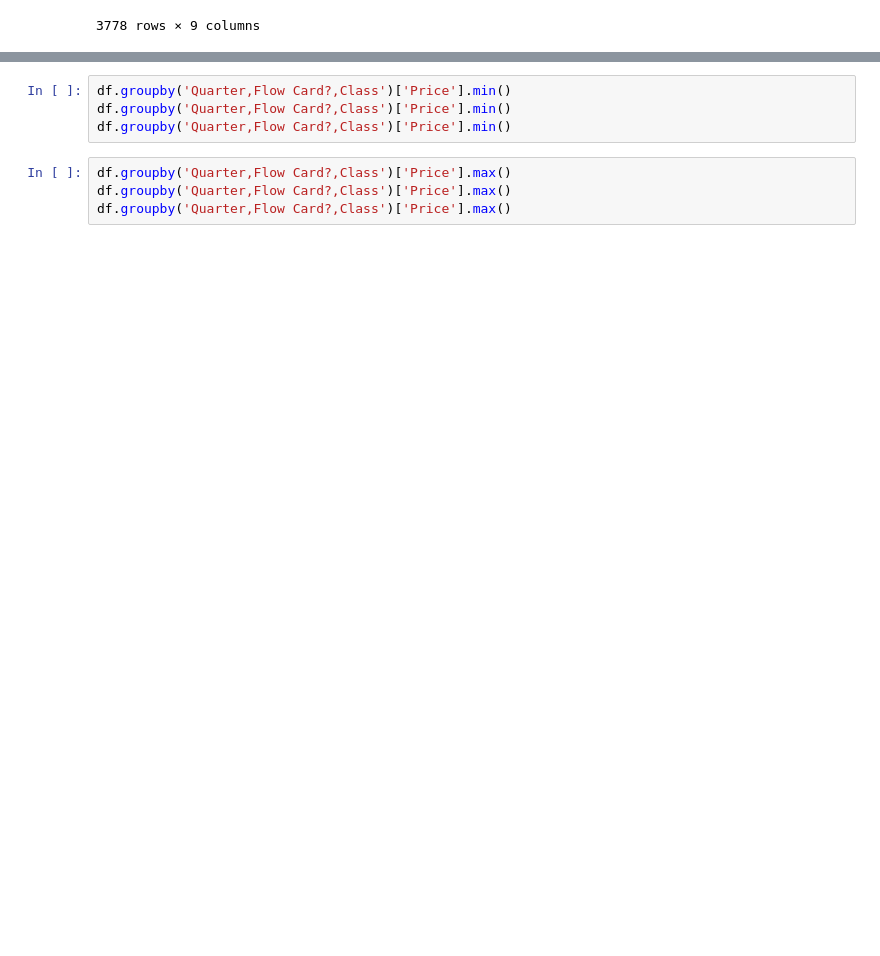
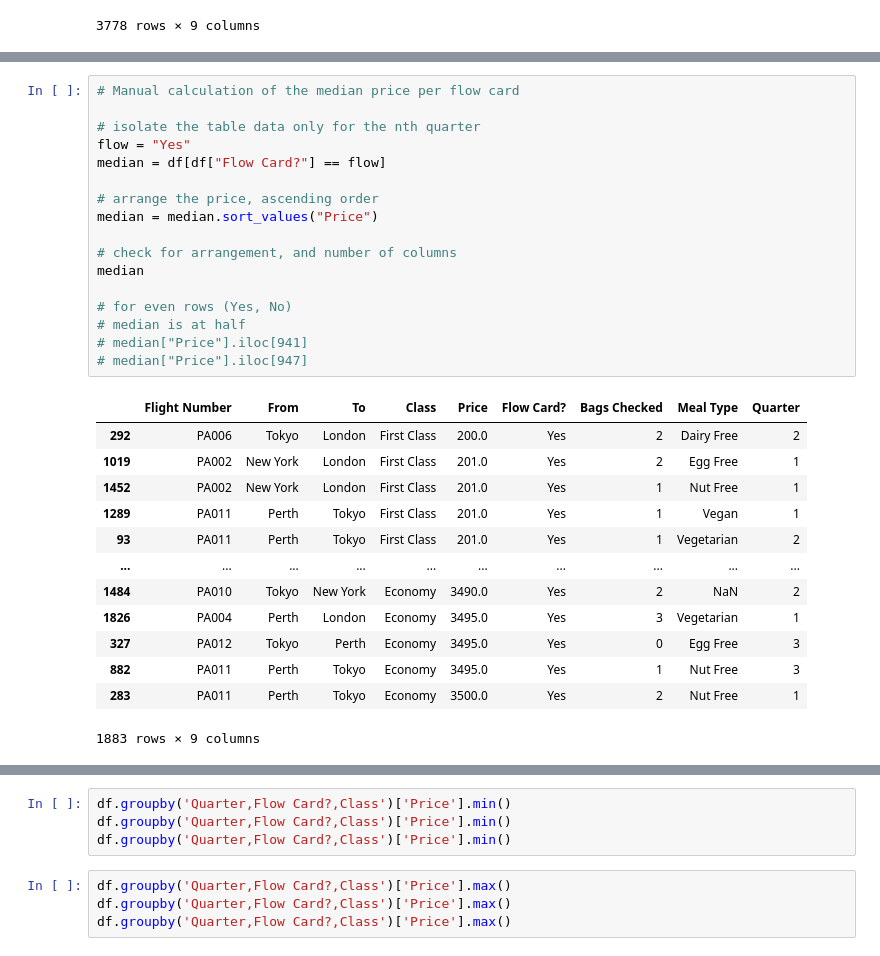
Before and after one commit to RemyRoams/Data-Cleaning-with-Python, a Jupyter notebook: Week_2/Week_2.ipynb, the cells around one changed output, grey strips where cells are left out. Cells and saved outputs as stored; diff of their text form; blank space fills up the shorter version.

```diff
--- a/Week_2/Untitled.ipynb
+++ b/Week_2/Week_2.ipynb
@@ -67,0 +110,31 @@ KeyError: 'Quarter,Flow Card?,Class'
+# %%
+# Manual calculation of the median price per flow card
+
+# isolate the table data only for the nth quarter
+flow = "Yes"
+median = df[df["Flow Card?"] == flow]
+
+# arrange the price, ascending order
+median = median.sort_values("Price")
+
+# check for arrangement, and number of columns
+median
+
+# for even rows (Yes, No)
+# median is at half
+# median["Price"].iloc[941]
+# median["Price"].iloc[947]
+# %% [output]
+|  | Flight Number | From | To | Class | Price | Flow Card? | Bags Checked | Meal Type | Quarter |
+| 292 | PA006 | Tokyo | London | First Class | 200.0 | Yes | 2 | Dairy Free | 2 |
+| 1019 | PA002 | New York | London | First Class | 201.0 | Yes | 2 | Egg Free | 1 |
+| 1452 | PA002 | New York | London | First Class | 201.0 | Yes | 1 | Nut Free | 1 |
+| 1289 | PA011 | Perth | Tokyo | First Class | 201.0 | Yes | 1 | Vegan | 1 |
+| 93 | PA011 | Perth | Tokyo | First Class | 201.0 | Yes | 1 | Vegetarian | 2 |
+| ... | ... | ... | ... | ... | ... | ... | ... | ... | ... |
+| 1484 | PA010 | Tokyo | New York | Economy | 3490.0 | Yes | 2 | NaN | 2 |
+| 1826 | PA004 | Perth | London | Economy | 3495.0 | Yes | 3 | Vegetarian | 1 |
+| 327 | PA012 | Tokyo | Perth | Economy | 3495.0 | Yes | 0 | Egg Free | 3 |
+| 882 | PA011 | Perth | Tokyo | Economy | 3495.0 | Yes | 1 | Nut Free | 3 |
+| 283 | PA011 | Perth | Tokyo | Economy | 3500.0 | Yes | 2 | Nut Free | 1 |
+1883 rows × 9 columns
```
Also changed, not shown: parts of 8 cells of this notebook.
